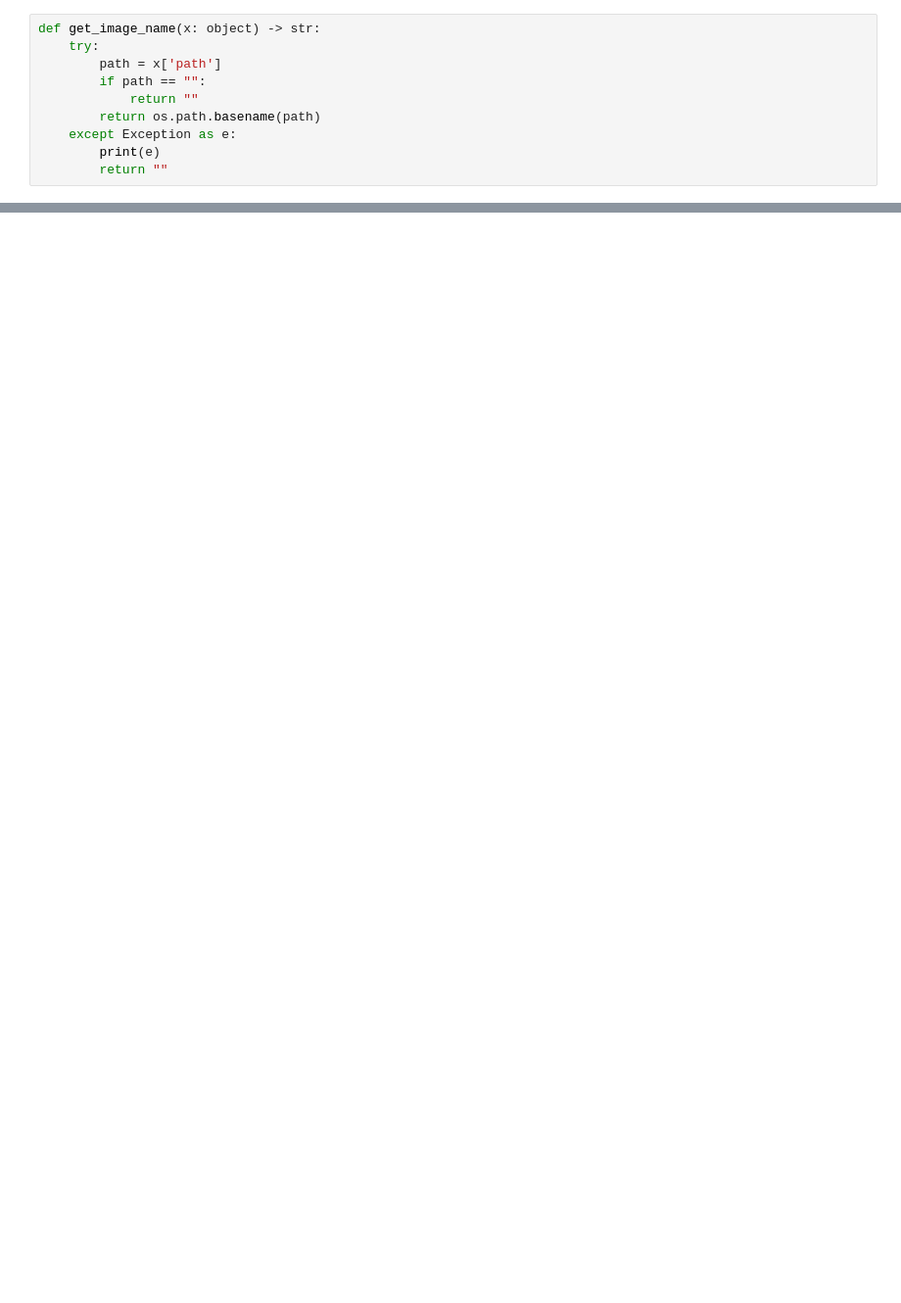
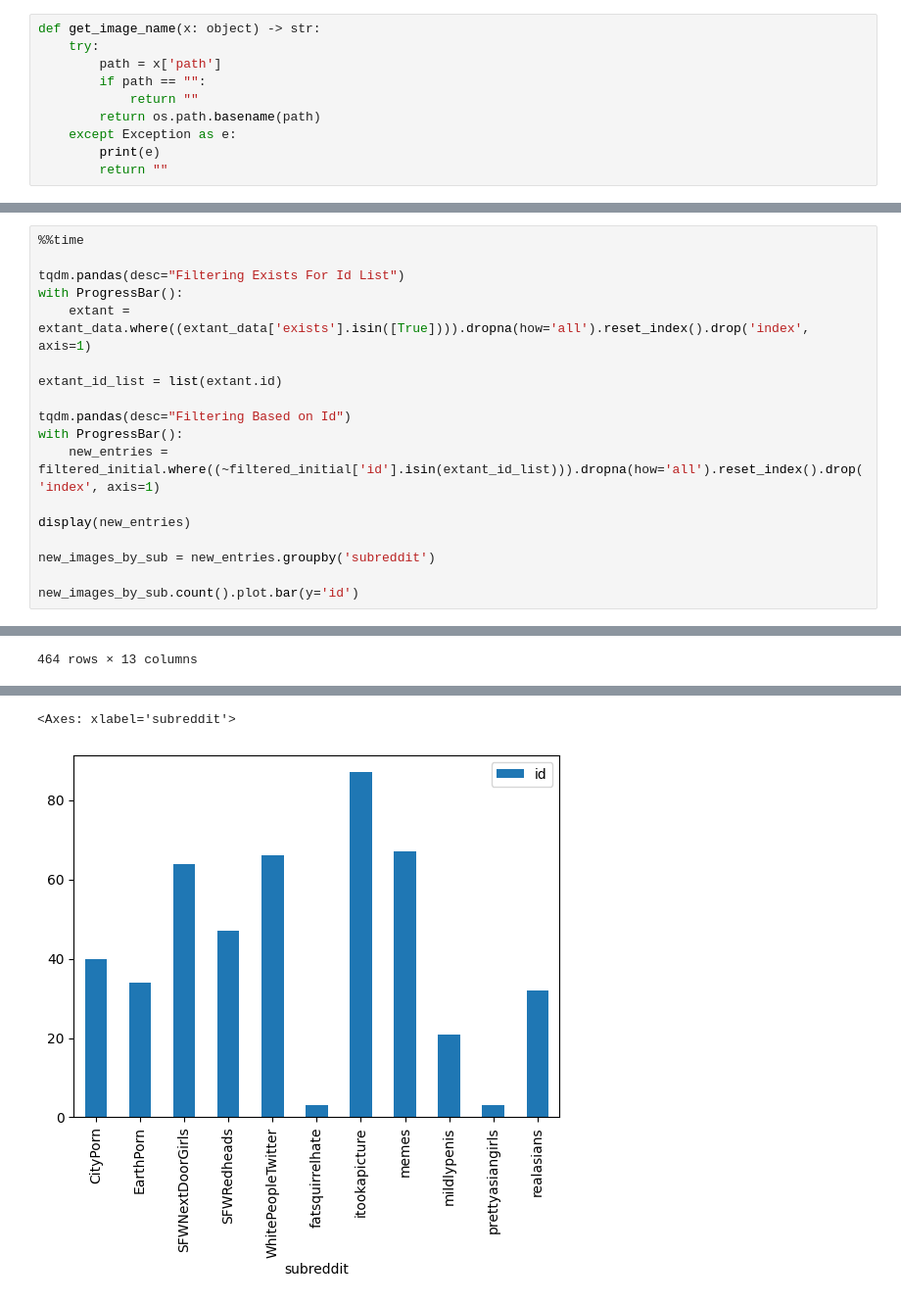
Before and after one commit to AJStangl/research-things, a Jupyter notebook: notebooks/image-processing/old/1-lift-and-transform.ipynb, the cells around one changed output, grey strips where cells are left out. Shown at 98% size. Cells and saved outputs as stored; diff of their text form; blank space fills up the shorter version.

```diff
--- a/notebooks/image-processing/old/1-lift-and-transform.ipynb
+++ b/notebooks/image-processing/old/1-lift-and-transform.ipynb
@@ -299,0 +390,19 @@ Wall time: 250 ms
+# %%
+%%time
+
+tqdm.pandas(desc="Filtering Exists For Id List")
+with ProgressBar():
+	extant = extant_data.where((extant_data['exists'].isin([True]))).dropna(how='all').reset_index().drop('index', axis=1)
+
+extant_id_list = list(extant.id)
+
+tqdm.pandas(desc="Filtering Based on Id")
+with ProgressBar():
+	new_entries = filtered_initial.where((~filtered_initial['id'].isin(extant_id_list))).dropna(how='all').reset_index().drop('index', axis=1)
+
+display(new_entries)
+
+new_images_by_sub = new_entries.groupby('subreddit')
+
+new_images_by_sub.count().plot.bar(y='id')
+# %% [output]
@@ -299,0 +421 @@ Wall time: 250 ms
+464 rows × 13 columns
@@ -299,0 +424,2 @@ Wall time: 250 ms
+<Axes: xlabel='subreddit'>
+[figure, added]
```
Also changed, not shown: parts of 29 cells of this notebook, 5 other files.
